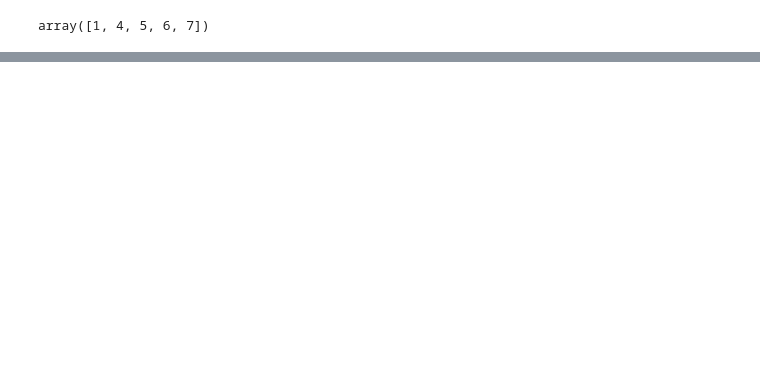
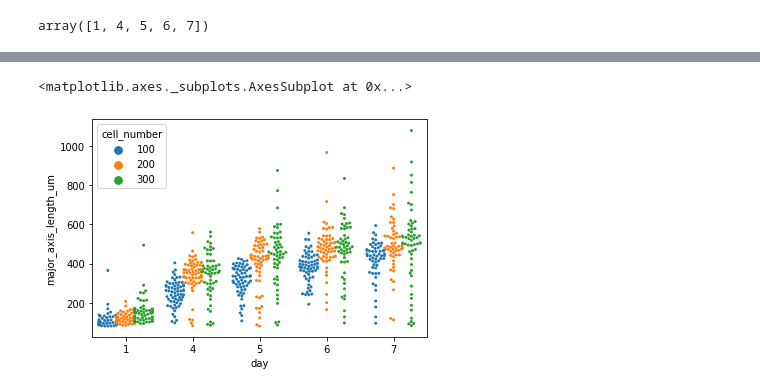
Before and after one commit to aaristov/nd2tools, a Jupyter notebook: organoid_shape_stats.ipynb, the cells around one changed output, grey strips where cells are left out. Cells and saved outputs as stored; diff of their text form; code cells hidden in the pictures; blank space fills up the shorter version.

```diff
--- a/organoid_shape_stats.ipynb
+++ b/organoid_shape_stats.ipynb
@@ -210,0 +264,6 @@ cell num 300
+# %%
+
+sns.swarmplot(data=dfs_no_cond, x='day', y='major_axis_length_um', hue='cell_number', size=3, dodge=True)
+# %% [output]
+<matplotlib.axes._subplots.AxesSubplot at 0x...>
+[figure, added]
```
Also changed, not shown: parts of 16 cells of this notebook.
